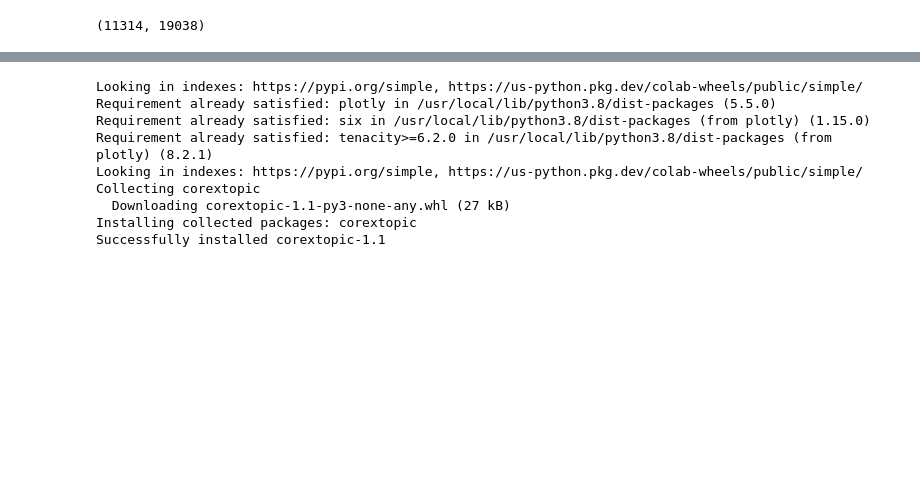
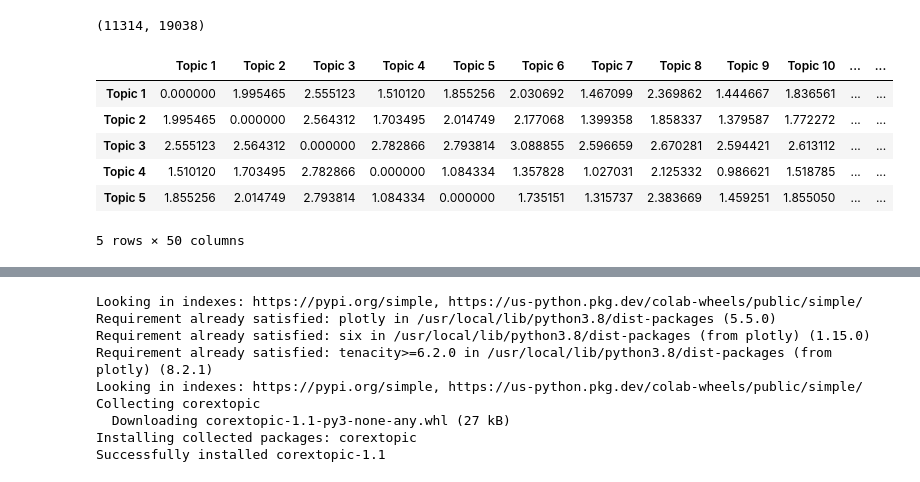
Before and after one commit to tristandewildt/ValueMonitor, a Jupyter notebook: Applying_Anchored_Corex.ipynb, the cells around one changed output, grey strips where cells are left out. Cells and saved outputs as stored; diff of their text form; code cells hidden in the pictures; blank space fills up the shorter version.

```diff
--- a/Applying_Anchored_Corex.ipynb
+++ b/Applying_Anchored_Corex.ipynb
@@ -54,0 +75,10 @@ topic_model.fit(doc_word, words=words);
+# %%
+df_inter_topic_distances.head()
+# %% [output]
+|  | Topic 1 | Topic 2 | Topic 3 | Topic 4 | Topic 5 | Topic 6 | Topic 7 | Topic 8 | Topic 9 | Topic 10 | ... | ... |
+| Topic 1 | 0.000000 | 1.995465 | 2.555123 | 1.510120 | 1.855256 | 2.030692 | 1.467099 | 2.369862 | 1.444667 | 1.836561 | ... | ... |
+| Topic 2 | 1.995465 | 0.000000 | 2.564312 | 1.703495 | 2.014749 | 2.177068 | 1.399358 | 1.858337 | 1.379587 | 1.772272 | ... | ... |
+| Topic 3 | 2.555123 | 2.564312 | 0.000000 | 2.782866 | 2.793814 | 3.088855 | 2.596659 | 2.670281 | 2.594421 | 2.613112 | ... | ... |
+| Topic 4 | 1.510120 | 1.703495 | 2.782866 | 0.000000 | 1.084334 | 1.357828 | 1.027031 | 2.125332 | 0.986621 | 1.518785 | ... | ... |
+| Topic 5 | 1.855256 | 2.014749 | 2.793814 | 1.084334 | 0.000000 | 1.735151 | 1.315737 | 2.383669 | 1.459251 | 1.855050 | ... | ... |
+5 rows × 50 columns
```
Also changed, not shown: parts of 8 cells of this notebook.
